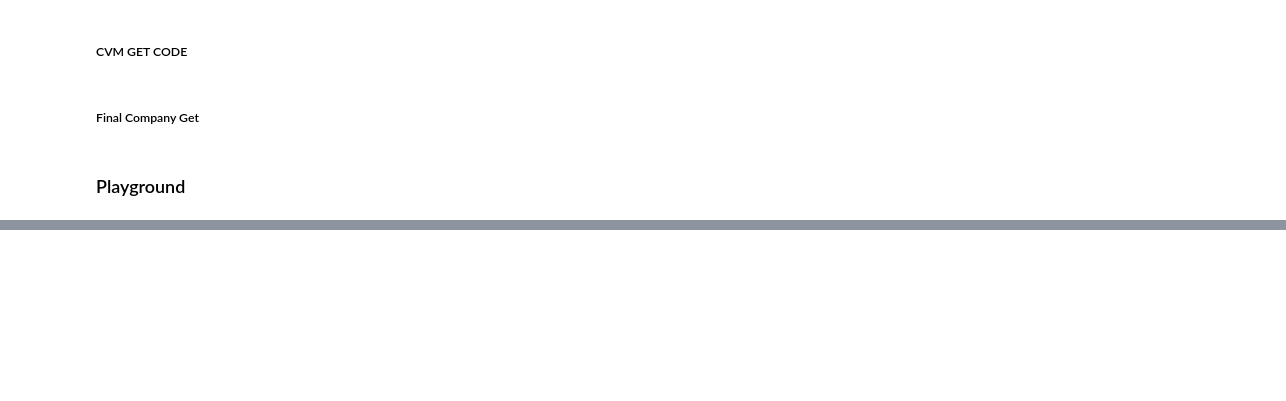
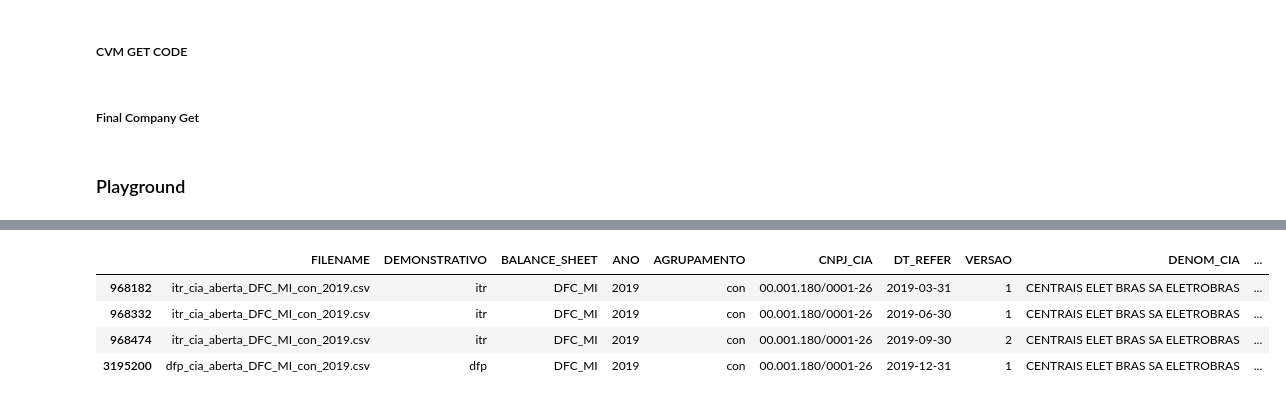
Before and after one commit to faustostangler/DSH, a Jupyter notebook: read_dash.ipynb, the cells around one changed output, grey strips where cells are left out. Cells and saved outputs as stored; diff of their text form; code cells hidden in the pictures; blank space fills up the shorter version.

```diff
--- a/read_dash.ipynb
+++ b/read_dash.ipynb
@@ -442,0 +259,2 @@ df[mask]
+# %%
+df = df.drop_duplicates(subset=['CNPJ_CIA', 'AGRUPAMENTO', 'CD_CONTA', 'DT_REFER', 'COLUNA_DF'], keep='first')
@@ -442,0 +263,7 @@ df[mask]
+# %%
+datetime_columns = ['DT_REFER', 'DT_FIM_EXERC', 'DT_INI_EXERC', ]
+for col in datetime_columns:
+    try:
+        df[col] = pd.to_datetime(df[col])
+    except Exception as e:
+        pass
@@ -442,0 +293,18 @@ df[mask]
+# %%
+df2 = df.drop_duplicates(subset=['CNPJ_CIA', 'AGRUPAMENTO', 'CD_CONTA', 'DT_REFER', 'COLUNA_DF'], keep='first')
+# %%
+mask = df2['CNPJ_CIA'] == '00.001.180/0001-26'
+mask &= df2['AGRUPAMENTO'] == 'con'
+mask &= df2['CD_CONTA'] == '6.01'
+# mask &= df2['CD_CONTA'] == '5.01'
+# mask &= df2['DT_REFER'].dt.quarter == 3
+mask &= df2['COLUNA_DF'].isna()
+# mask &= df2['COLUNA_DF'] == 'Reservas de Lucro'
+# %%
+df2[mask]
+# %% [output]
+|  | FILENAME | DEMONSTRATIVO | BALANCE_SHEET | ANO | AGRUPAMENTO | CNPJ_CIA | DT_REFER | VERSAO | DENOM_CIA | ... |
+| 968182 | itr_cia_aberta_DFC_MI_con_2019.csv | itr | DFC_MI | 2019 | con | 00.001.180/0001-26 | 2019-03-31 | 1 | CENTRAIS ELET BRAS SA ELETROBRAS | ... |
+| 968332 | itr_cia_aberta_DFC_MI_con_2019.csv | itr | DFC_MI | 2019 | con | 00.001.180/0001-26 | 2019-06-30 | 1 | CENTRAIS ELET BRAS SA ELETROBRAS | ... |
+| 968474 | itr_cia_aberta_DFC_MI_con_2019.csv | itr | DFC_MI | 2019 | con | 00.001.180/0001-26 | 2019-09-30 | 2 | CENTRAIS ELET BRAS SA ELETROBRAS | ... |
+| 3195200 | dfp_cia_aberta_DFC_MI_con_2019.csv | dfp | DFC_MI | 2019 | con | 00.001.180/0001-26 | 2019-12-31 | 1 | CENTRAIS ELET BRAS SA ELETROBRAS | ... |
```
Also changed, not shown: parts of 32 cells of this notebook, 2 other files.
